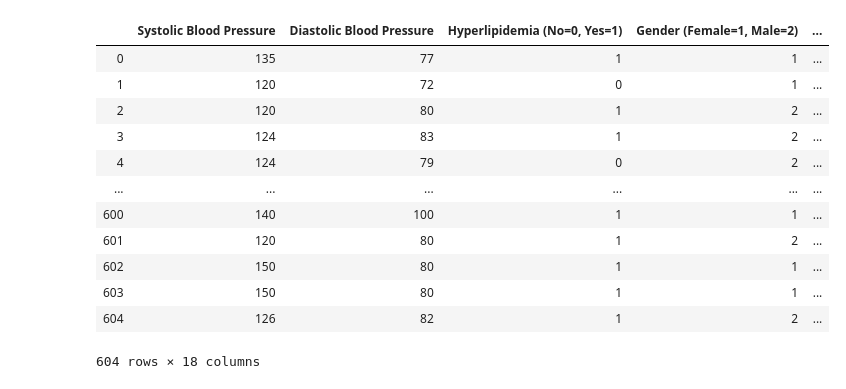
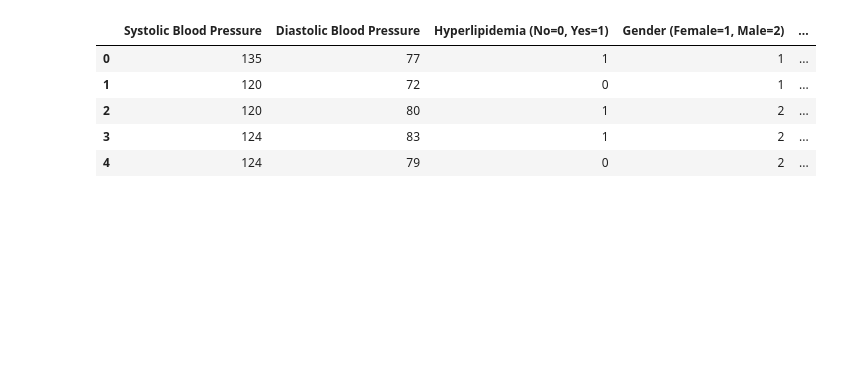
Before and after one commit to ali0jn/Nonalcoholic-Fatty-Liver-Disease, a Jupyter notebook: NAFLD_further_analysis.ipynb, the cells around one changed output. Cells and saved outputs as stored; diff of their text form; code cells hidden in the pictures; blank space fills up the shorter version.

```diff
--- a/NAFLD_further_analysis.ipynb
+++ b/NAFLD_further_analysis.ipynb
@@ -63,19 +45,12 @@ X_columns_2 = X.isna().sum().sort_values(ascending=False)[15:].index    # featur
 X_baseline_1 = X[X_columns_1]   # Data Frame of features with no missing values
 X_baseline_2 = X[X_columns_2]   # Data Frame of features with <= 25% missing values threshold
 # %%
-X_baseline_1
+X_baseline_1.head()
 # %% [output]
 |  | Systolic Blood Pressure | Diastolic Blood Pressure | Hyperlipidemia (No=0, Yes=1) | Gender (Female=1, Male=2) | ... |
 | 0 | 135 | 77 | 1 | 1 | ... |
 | 1 | 120 | 72 | 0 | 1 | ... |
 | 2 | 120 | 80 | 1 | 2 | ... |
 | 3 | 124 | 83 | 1 | 2 | ... |
 | 4 | 124 | 79 | 0 | 2 | ... |
-| ... | ... | ... | ... | ... | ... |
-| 600 | 140 | 100 | 1 | 1 | ... |
-| 601 | 120 | 80 | 1 | 2 | ... |
-| 602 | 150 | 80 | 1 | 1 | ... |
-| 603 | 150 | 80 | 1 | 1 | ... |
-| 604 | 126 | 82 | 1 | 2 | ... |
-604 rows × 18 columns
 # %%
```
Also changed, not shown: parts of 15 cells of this notebook, 3 other files.
